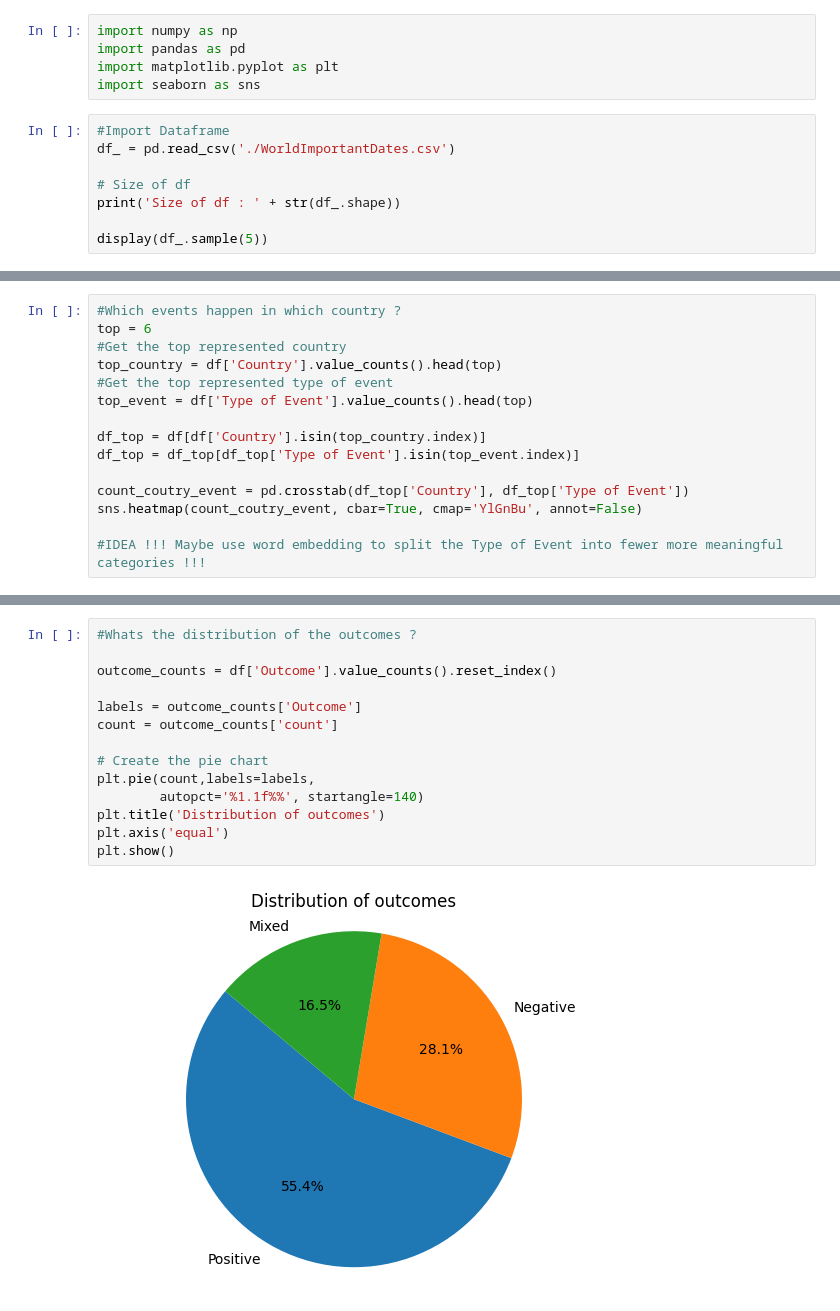
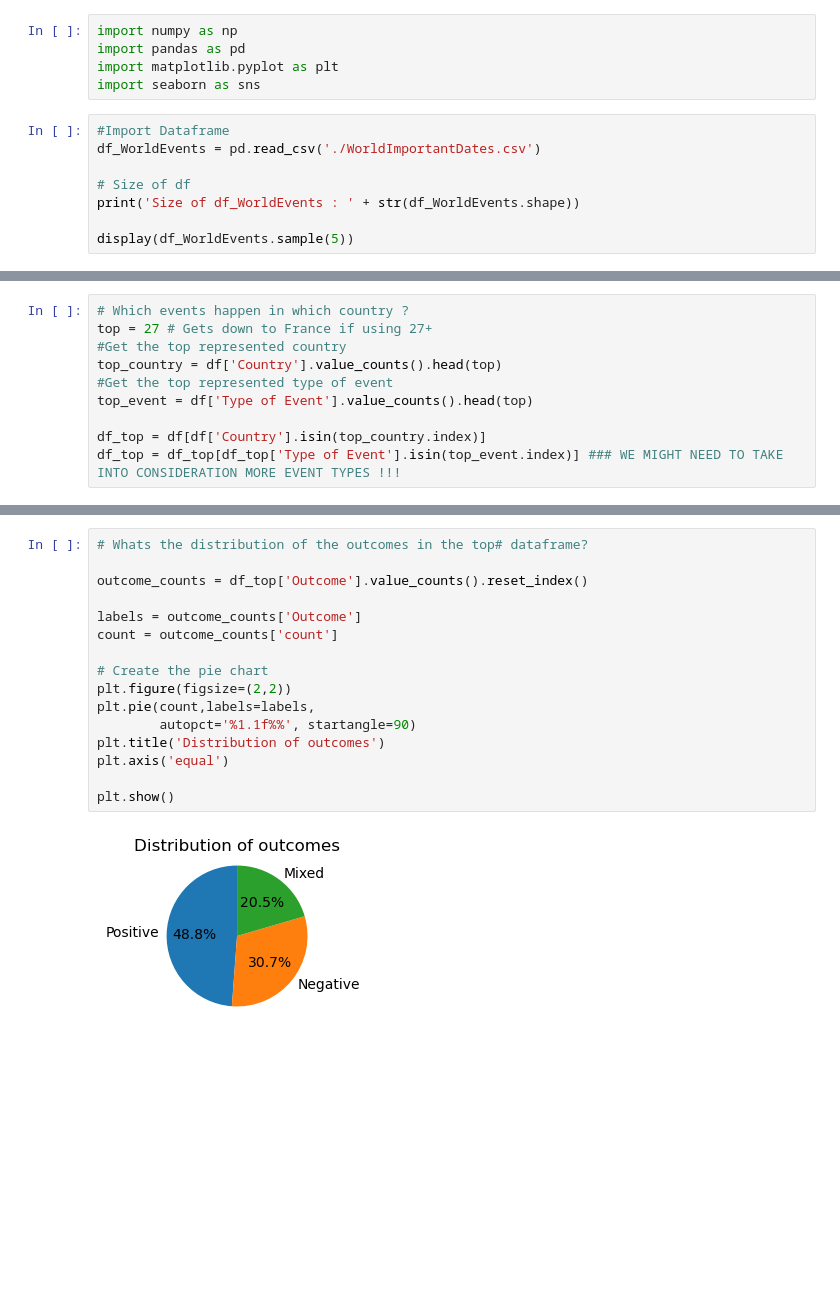
Before and after one commit to epfl-ada/ada-2024-project-padawans, a Jupyter notebook: Analysis_Historical_Events.ipynb, the cells around one changed output, grey strips where cells are left out. Saved outputs shown, nothing was run; the diff lists cells and outputs as text; blank space fills up the shorter version.

```diff
--- a/Analysis_Historical_Events.ipynb
+++ b/Analysis_Historical_Events.ipynb
@@ -5,10 +5,10 @@ import matplotlib.pyplot as plt
 import seaborn as sns
 # %%
 #Import Dataframe
-df_ = pd.read_csv('./WorldImportantDates.csv')
+df_WorldEvents = pd.read_csv('./WorldImportantDates.csv')
 
 # Size of df
-print('Size of df : ' + str(df_.shape))
+print('Size of df_WorldEvents : ' + str(df_WorldEvents.shape))
 
-display(df_.sample(5))
+display(df_WorldEvents.sample(5))
 # %% [output]
@@ -101,15 +174,10 @@ Text(0.5, 0, 'Year')
 # %%
-#Which events happen in which country ?
-top = 6
+# Which events happen in which country ?
+top = 27 # Gets down to France if using 27+
 #Get the top represented country
 top_country = df['Country'].value_counts().head(top)
 #Get the top represented type of event
 top_event = df['Type of Event'].value_counts().head(top)
 
 df_top = df[df['Country'].isin(top_country.index)]
-df_top = df_top[df_top['Type of Event'].isin(top_event.index)]
-
-count_coutry_event = pd.crosstab(df_top['Country'], df_top['Type of Event'])
-sns.heatmap(count_coutry_event, cbar=True, cmap='YlGnBu', annot=False)
-
-#IDEA !!! Maybe use word embedding to split the Type of Event into fewer more meaningful categories !!!
+df_top = df_top[df_top['Type of Event'].isin(top_event.index)] ### WE MIGHT NEED TO TAKE INTO CONSIDERATION MORE EVENT TYPES !!!
@@ -119,16 +228,18 @@ sns.heatmap(count_coutry_event, cbar=True, cmap='YlGnBu', annot=False)
 # %%
-#Whats the distribution of the outcomes ?
+# Whats the distribution of the outcomes in the top# dataframe?
 
-outcome_counts = df['Outcome'].value_counts().reset_index()
+outcome_counts = df_top['Outcome'].value_counts().reset_index()
 
 labels = outcome_counts['Outcome']
 count = outcome_counts['count']
 
 # Create the pie chart
+plt.figure(figsize=(2,2))
 plt.pie(count,labels=labels,
-        autopct='%1.1f%%', startangle=140)
+        autopct='%1.1f%%', startangle=90)
 plt.title('Distribution of outcomes')
 plt.axis('equal')
+
 plt.show()
 # %% [output]
-[figure, old version]
+[figure, new version]
```
Also changed, not shown: parts of 16 cells of this notebook.
